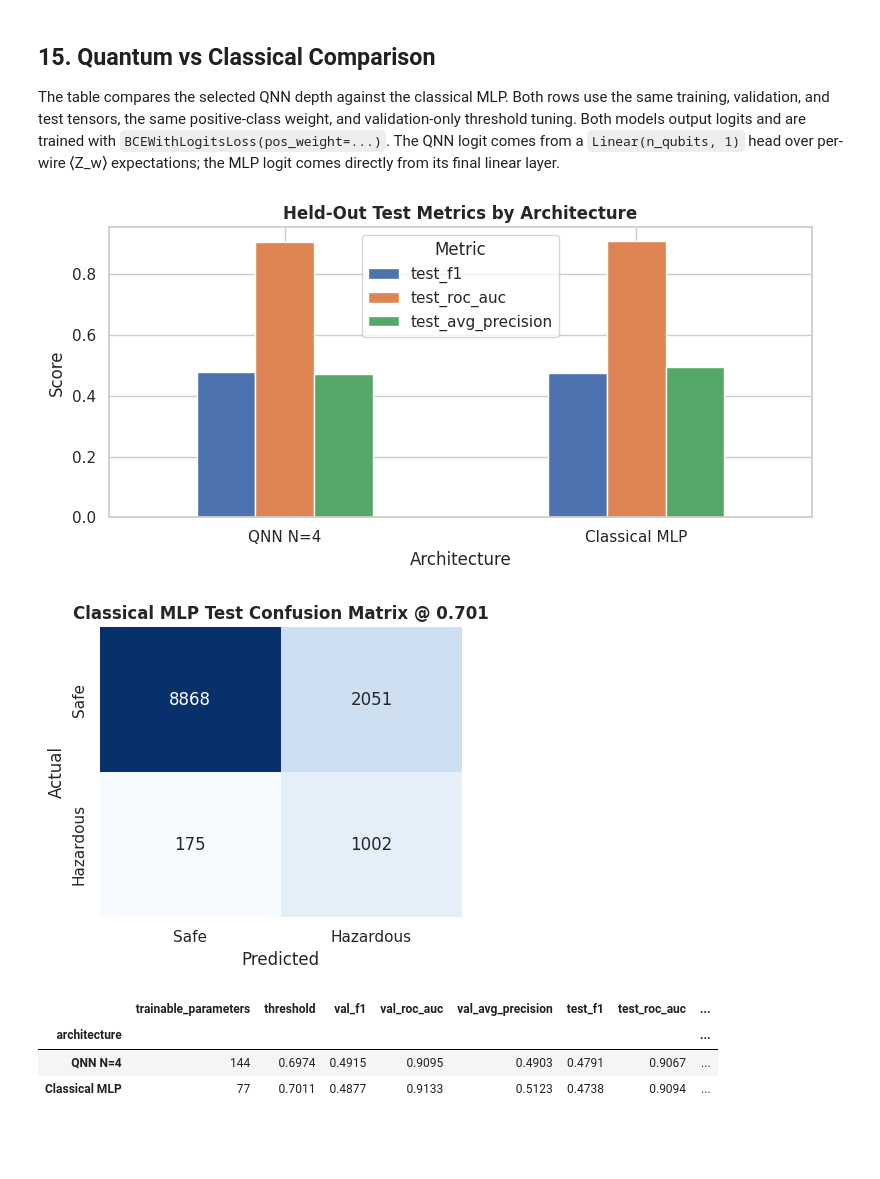
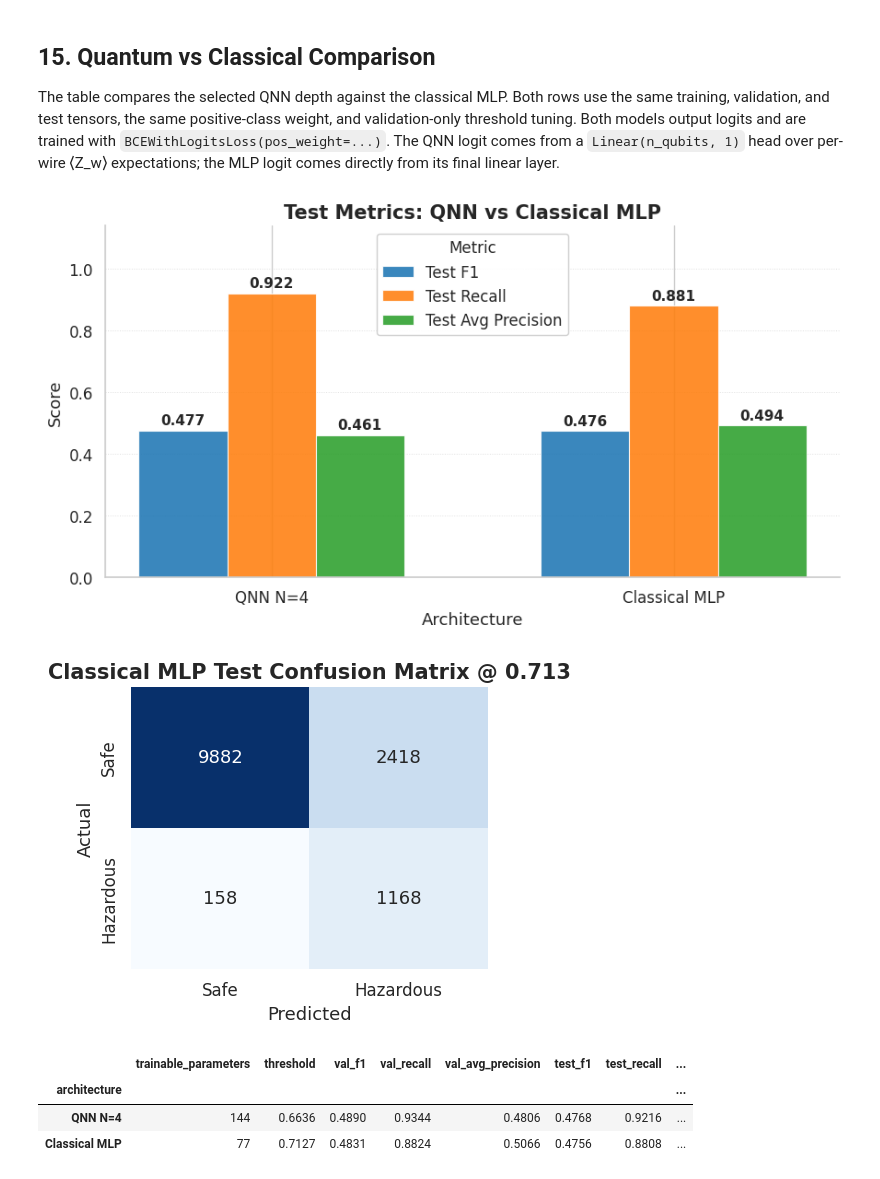
Before and after one commit to lucak17/qml_neo_classifier, a Jupyter notebook: neo_classifier_qnn2.ipynb, the cells around one changed output. Cells and saved outputs as stored; diff of their text form; code cells hidden in the pictures; blank space fills up the shorter version.

Commit message:
results

```diff
--- a/neo_classifier_qnn2.ipynb
+++ b/neo_classifier_qnn2.ipynb
@@ -380,6 +390,7 @@ Quantum simulation dominates runtime even with PennyLane batch broadcasting, so
 QNN_TRAIN_SAMPLES = 50000
 QNN_VAL_SAMPLES = 12096
 QNN_TEST_SAMPLES = 12096
+USE_ALL = True  # Override to use all available samples regardless of the above requested sizes.
 BALANCE_QNN_TRAIN_SUBSET = False
 
 
@@ -427,13 +438,20 @@ def class_balanced_sample(X_tensor, y_tensor, n_samples, seed):
     return apply_sample_indices(X_tensor, y_tensor, indices, generator)
 
 
-if BALANCE_QNN_TRAIN_SUBSET:
+if USE_ALL:
+    X_tr_qnn, y_tr_qnn = X_tr_quantum, y_tr_tensor
+    X_val_qnn, y_val_qnn = X_val_quantum, y_val_tensor
+    X_te_qnn, y_te_qnn = X_te_quantum, y_te_tensor
+elif BALANCE_QNN_TRAIN_SUBSET:
     X_tr_qnn, y_tr_qnn = class_balanced_sample(X_tr_quantum, y_tr_tensor, QNN_TRAIN_SAMPLES, SEED)
+    X_val_qnn, y_val_qnn = stratified_sample(X_val_quantum, y_val_tensor, QNN_VAL_SAMPLES, SEED + 1)
+    X_te_qnn, y_te_qnn = stratified_sample(X_te_quantum, y_te_tensor, QNN_TEST_SAMPLES, SEED + 2)
 else:
     X_tr_qnn, y_tr_qnn = stratified_sample(X_tr_quantum, y_tr_tensor, QNN_TRAIN_SAMPLES, SEED)
-X_val_qnn, y_val_qnn = stratified_sample(X_val_quantum, y_val_tensor, QNN_VAL_SAMPLES, SEED + 1)
-X_te_qnn, y_te_qnn = stratified_sample(X_te_quantum, y_te_tensor, QNN_TEST_SAMPLES, SEED + 2)
+    X_val_qnn, y_val_qnn = stratified_sample(X_val_quantum, y_val_tensor, QNN_VAL_SAMPLES, SEED + 1)
+    X_te_qnn, y_te_qnn = stratified_sample(X_te_quantum, y_te_tensor, QNN_TEST_SAMPLES, SEED + 2)
 
+print(f"USE_ALL = {USE_ALL}")
 print(f"BALANCE_QNN_TRAIN_SUBSET = {BALANCE_QNN_TRAIN_SUBSET}")
 pd.DataFrame(
     {
@@ -738,6 +757,7 @@ def train_qnn(reuploads):
             "val_loss": val_loss,
             "val_avg_precision": val_metrics["avg_precision"],
             "val_roc_auc": val_metrics["roc_auc"],
+            "val_f1": val_metrics["f1"],
         }
         history.append(row)
 
@@ -746,7 +766,7 @@ def train_qnn(reuploads):
             f"train_loss={row['train_loss']:.4f} | "
             f"val_loss={row['val_loss']:.4f} | "
             f"val_avg_precision={row['val_avg_precision']:.4f} | "
-            f"val_roc_auc={row['val_roc_auc']:.4f}"
+            f"val_f1={row['val_f1']:.4f}"
         )
 
     val_proba = torch.sigmoid(predict_batches(model, X_val_qnn)).flatten()
@@ -1213,47 +1341,77 @@ architecture_comparison_df = pd.DataFrame(
             "trainable_parameters": best_result["summary"]["quantum_parameters"],
             "threshold": best_result["threshold"],
             "val_f1": best_result["summary"]["val_f1"],
-            "val_roc_auc": best_result["summary"]["val_roc_auc"],
+            "val_recall": best_result["summary"]["val_recall"],
             "val_avg_precision": best_result["summary"]["val_avg_precision"],
             "test_f1": best_result["summary"]["test_f1"],
-            "test_roc_auc": best_result["summary"]["test_roc_auc"],
+            "test_recall": best_result["summary"]["test_recall"],
             "test_avg_precision": best_result["summary"]["test_avg_precision"],
         },
         {
             "architecture": "Classical MLP",
             "trainable_parameters": classical_result["summary"]["trainable_parameters"],
             "threshold": classical_result["threshold"],
             "val_f1": classical_result["summary"]["val_f1"],
-            "val_roc_auc": classical_result["summary"]["val_roc_auc"],
+            "val_recall": classical_result["summary"]["val_recall"],
             "val_avg_precision": classical_result["summary"]["val_avg_precision"],
             "test_f1": classical_result["summary"]["test_f1"],
-            "test_roc_auc": classical_result["summary"]["test_roc_auc"],
+            "test_recall": classical_result["summary"]["test_recall"],
             "test_avg_precision": classical_result["summary"]["test_avg_precision"],
         },
     ]
 ).set_index("architecture")
 
-fig, ax = plt.subplots(figsize=(8, 4))
-architecture_comparison_df[["test_f1", "test_roc_auc", "test_avg_precision"]].plot(kind="bar", ax=ax)
-ax.set_title("Held-Out Test Metrics by Architecture", fontweight="bold")
+_metrics_to_plot = ["test_f1", "test_recall", "test_avg_precision"]
+_metric_labels  = ["Test F1", "Test Recall", "Test Avg Precision"]
+_archs          = architecture_comparison_df.index.tolist()
+
+_x         = np.arange(len(_archs))
+_n         = len(_metrics_to_plot)
+_bw        = 0.22
+_offsets   = np.linspace(-(_n - 1) / 2 * _bw, (_n - 1) / 2 * _bw, _n)
+_colors    = [plt.cm.tab10.colors[i] for i in range(_n)]
+
+fig, ax = plt.subplots(figsize=(9, 5))
+
+for i, (metric, label, color) in enumerate(zip(_metrics_to_plot, _metric_labels, _colors)):
+    vals = architecture_comparison_df[metric].values
+    bars = ax.bar(
+        _x + _offsets[i], vals, width=_bw,
+        label=label, color=color, alpha=0.88,
+        edgecolor="white", linewidth=0.8,
+    )
+    for bar, val in zip(bars, vals):
+        ax.text(
+            bar.get_x() + bar.get_width() / 2,
+            bar.get_height() + 0.010,
+            f"{val:.3f}",
+            ha="center", va="bottom", fontsize=11, fontweight="bold",
+        )
+
+ax.set_xticks(_x)
+ax.set_xticklabels(_archs)
+ax.set_ylim(0, 1.14)
+ax.set_title("Test Metrics: QNN vs Classical MLP", fontweight="bold")
 ax.set_xlabel("Architecture")
 ax.set_ylabel("Score")
-ax.tick_params(axis="x", rotation=0)
-ax.legend(title="Metric")
+ax.legend(title="Metric", framealpha=0.92)
+ax.spines["top"].set_visible(False)
+ax.spines["right"].set_visible(False)
+ax.grid(axis="y", linestyle=":", linewidth=0.7, alpha=0.6)
 plt.tight_layout()
 plt.show()
 
 plot_confusion_matrix(
     y_te_qnn,
     classical_result["test"]["y_pred"],
     f"Classical MLP Test Confusion Matrix @ {classical_result['threshold']:.3f}",
 )
 
 architecture_comparison_df.round(4)
 # %% [output]
-[figure, old version]
+[figure, new version]
-[figure, old version]
+[figure, new version]
-|  | trainable_parameters | threshold | val_f1 | val_roc_auc | val_avg_precision | test_f1 | test_roc_auc | ... |
+|  | trainable_parameters | threshold | val_f1 | val_recall | val_avg_precision | test_f1 | test_recall | ... |
 | architecture |  |  |  |  |  |  |  | ... |
-| QNN N=4 | 144 | 0.6974 | 0.4915 | 0.9095 | 0.4903 | 0.4791 | 0.9067 | ... |
-| Classical MLP | 77 | 0.7011 | 0.4877 | 0.9133 | 0.5123 | 0.4738 | 0.9094 | ... |
+| QNN N=4 | 144 | 0.6636 | 0.4890 | 0.9344 | 0.4806 | 0.4768 | 0.9216 | ... |
+| Classical MLP | 77 | 0.7127 | 0.4831 | 0.8824 | 0.5066 | 0.4756 | 0.8808 | ... |
```
Also changed, not shown: parts of 17 cells of this notebook.
